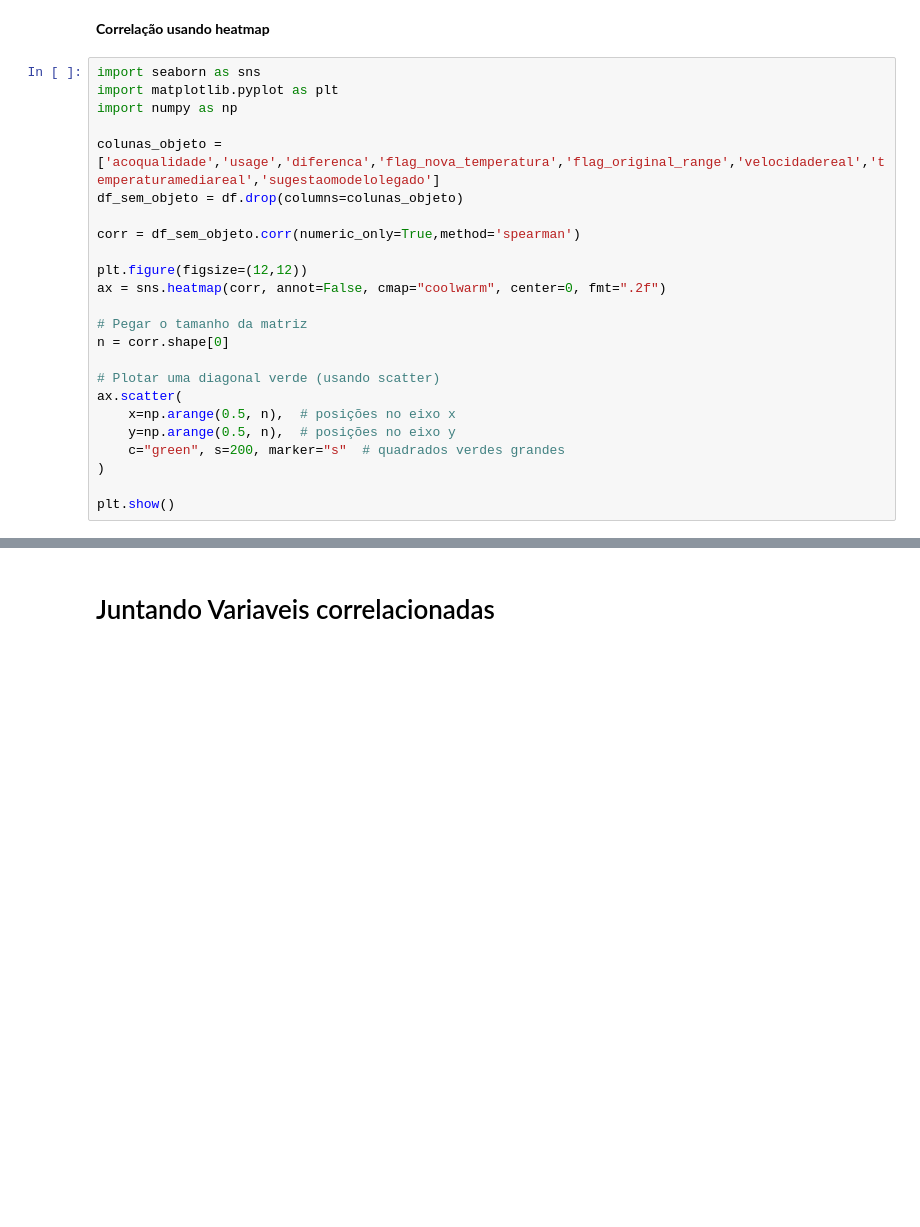
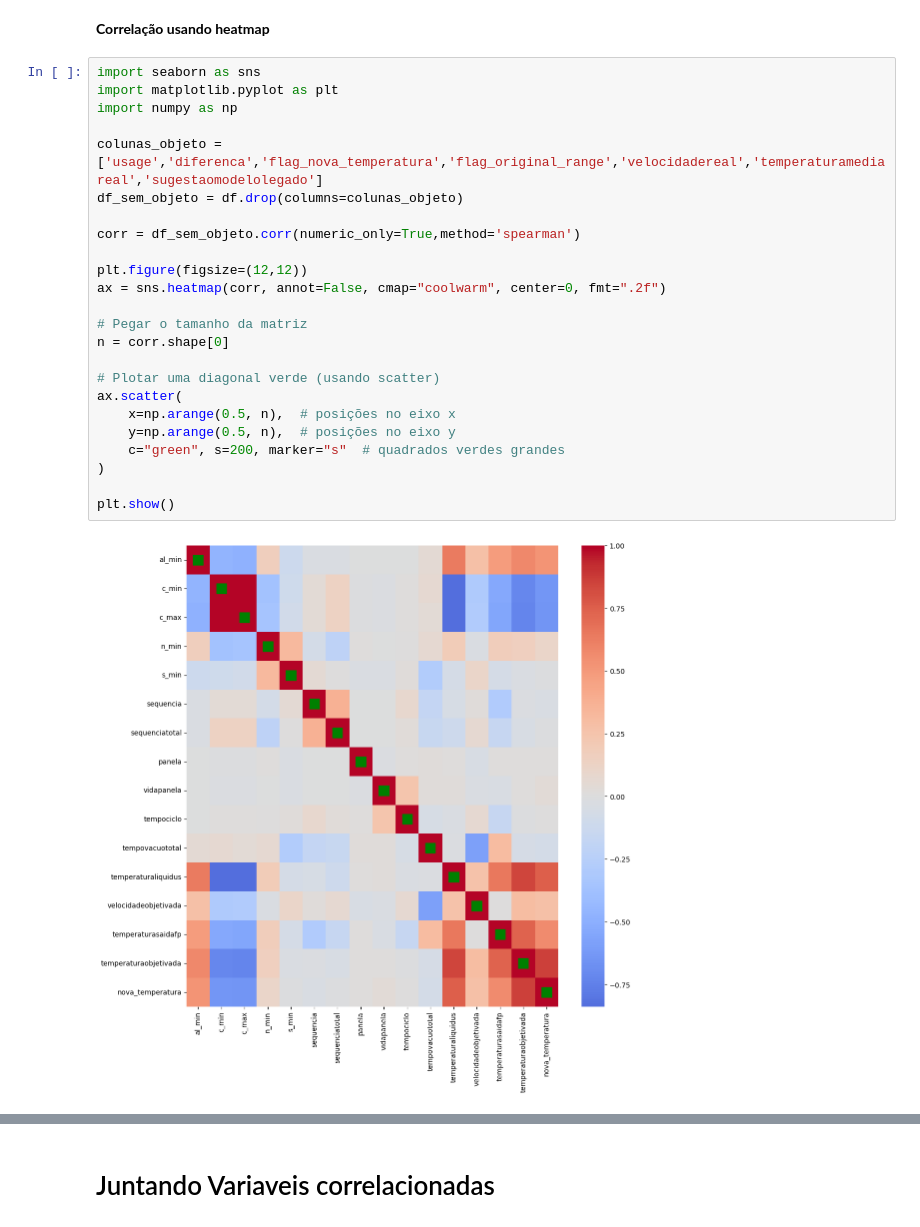
Before and after one commit to AlexiaOberdiek/Projeto-Evcomx, a Jupyter notebook: Projeto_Evcomx.ipynb, the cells around one changed output, grey strips where cells are left out. Cells and saved outputs as stored; diff of their text form; blank space fills up the shorter version.

```diff
--- a/Projeto_Evcomx.ipynb
+++ b/Projeto_Evcomx.ipynb
@@ -467,26 +557,28 @@ df.head()
 # %%
 import seaborn as sns
 import matplotlib.pyplot as plt
 import numpy as np
 
-colunas_objeto = ['acoqualidade','usage','diferenca','flag_nova_temperatura','flag_original_range','velocidadereal','temperaturamediareal','sugestaomodelolegado']
+colunas_objeto = ['usage','diferenca','flag_nova_temperatura','flag_original_range','velocidadereal','temperaturamediareal','sugestaomodelolegado']
 df_sem_objeto = df.drop(columns=colunas_objeto)
 
 corr = df_sem_objeto.corr(numeric_only=True,method='spearman')
 
 plt.figure(figsize=(12,12))
 ax = sns.heatmap(corr, annot=False, cmap="coolwarm", center=0, fmt=".2f")
 
 # Pegar o tamanho da matriz
 n = corr.shape[0]
 
 # Plotar uma diagonal verde (usando scatter)
 ax.scatter(
     x=np.arange(0.5, n),  # posições no eixo x
     y=np.arange(0.5, n),  # posições no eixo y
     c="green", s=200, marker="s"  # quadrados verdes grandes
 )
 
 plt.show()
+# %% [output]
+[figure, added]
 # %%
 corr.corr(method='spearman')
```
Also changed, not shown: parts of 52 cells of this notebook, 3 other files.
